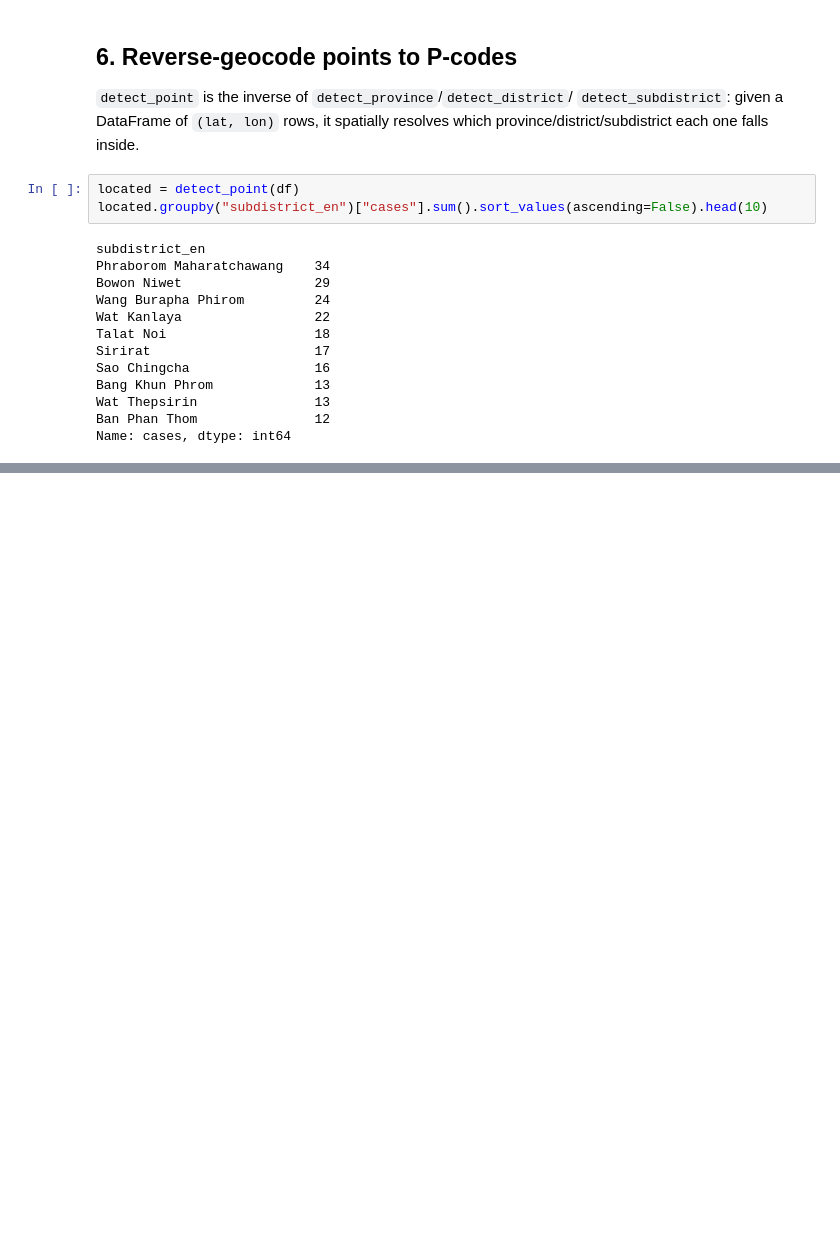
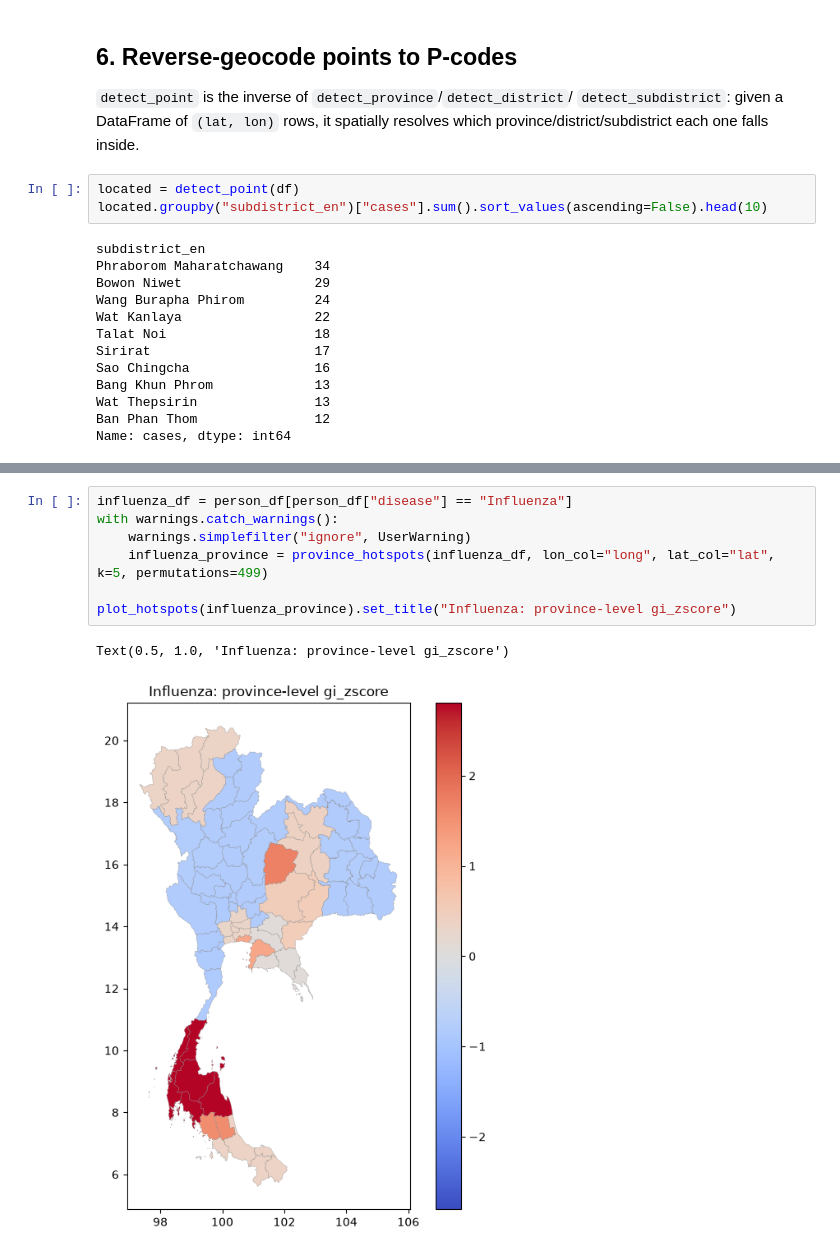
Before and after one commit to nongwarodom/spatialdetection, a Jupyter notebook: notebooks/quickstart.ipynb, the cells around one changed output, grey strips where cells are left out. Drawn from its saved outputs; the diff is of its cells as text; blank space fills up the shorter version.

```diff
--- a/notebooks/quickstart.ipynb
+++ b/notebooks/quickstart.ipynb
@@ -302,0 +272,10 @@ Top subdistricts by person count:
+# %%
+influenza_df = person_df[person_df["disease"] == "Influenza"]
+with warnings.catch_warnings():
+    warnings.simplefilter("ignore", UserWarning)
+    influenza_province = province_hotspots(influenza_df, lon_col="long", lat_col="lat", k=5, permutations=499)
+
+plot_hotspots(influenza_province).set_title("Influenza: province-level gi_zscore")
+# %% [output]
+Text(0.5, 1.0, 'Influenza: province-level gi_zscore')
+[figure, added]
```
Also changed, not shown: parts of 23 cells of this notebook, 6 other files.
